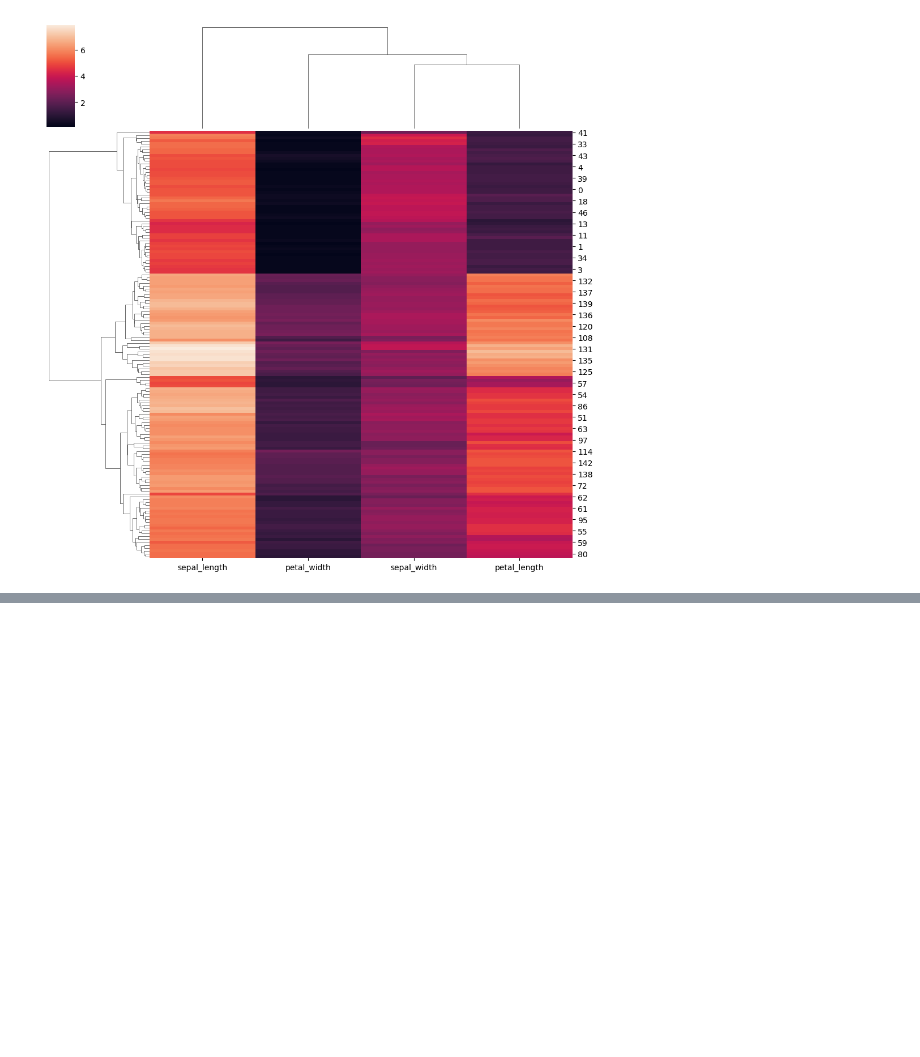
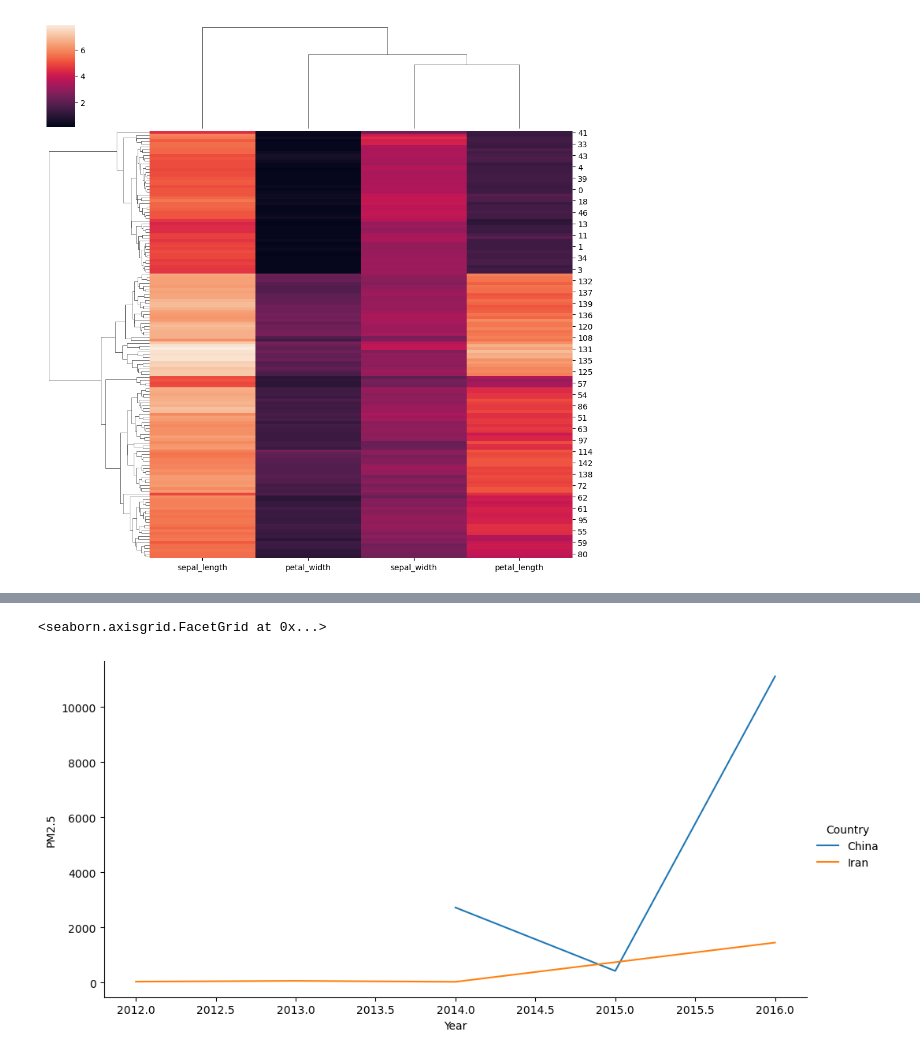
Before and after one commit to prabal-k/Python-Pandas-numpy-matplotlib-, a Jupyter notebook: Programs/Seaborn .ipynb, the cells around one changed output, grey strips where cells are left out. Cells and saved outputs as stored; diff of their text form; code cells hidden in the pictures; blank space fills up the shorter version.

```diff
--- a/Programs/Seaborn .ipynb
+++ b/Programs/Seaborn .ipynb
@@ -354,0 +340,4 @@ categorical:  ['Restaurant Name', 'City', 'Address', 'Locality', 'Locality Verbo
+# %%
+import pandas as pd
+df = pd.read_csv('https://tinyurl.com/2fe6vz4u')
+df.head()
@@ -354,0 +354,6 @@ categorical:  ['Restaurant Name', 'City', 'Address', 'Locality', 'Locality Verbo
+# %%
+t_df=df.query("(Country=='Iran') | (Country=='China')").groupby(["Country",'Year']).agg({'PM2.5':'sum'})
+sns.relplot(kind='line',data=t_df,x='Year',y='PM2.5',hue='Country',aspect=2)
+# %% [output]
+<seaborn.axisgrid.FacetGrid at 0x...>
+[figure, added]
```
Also changed, not shown: parts of 13 cells of this notebook.
